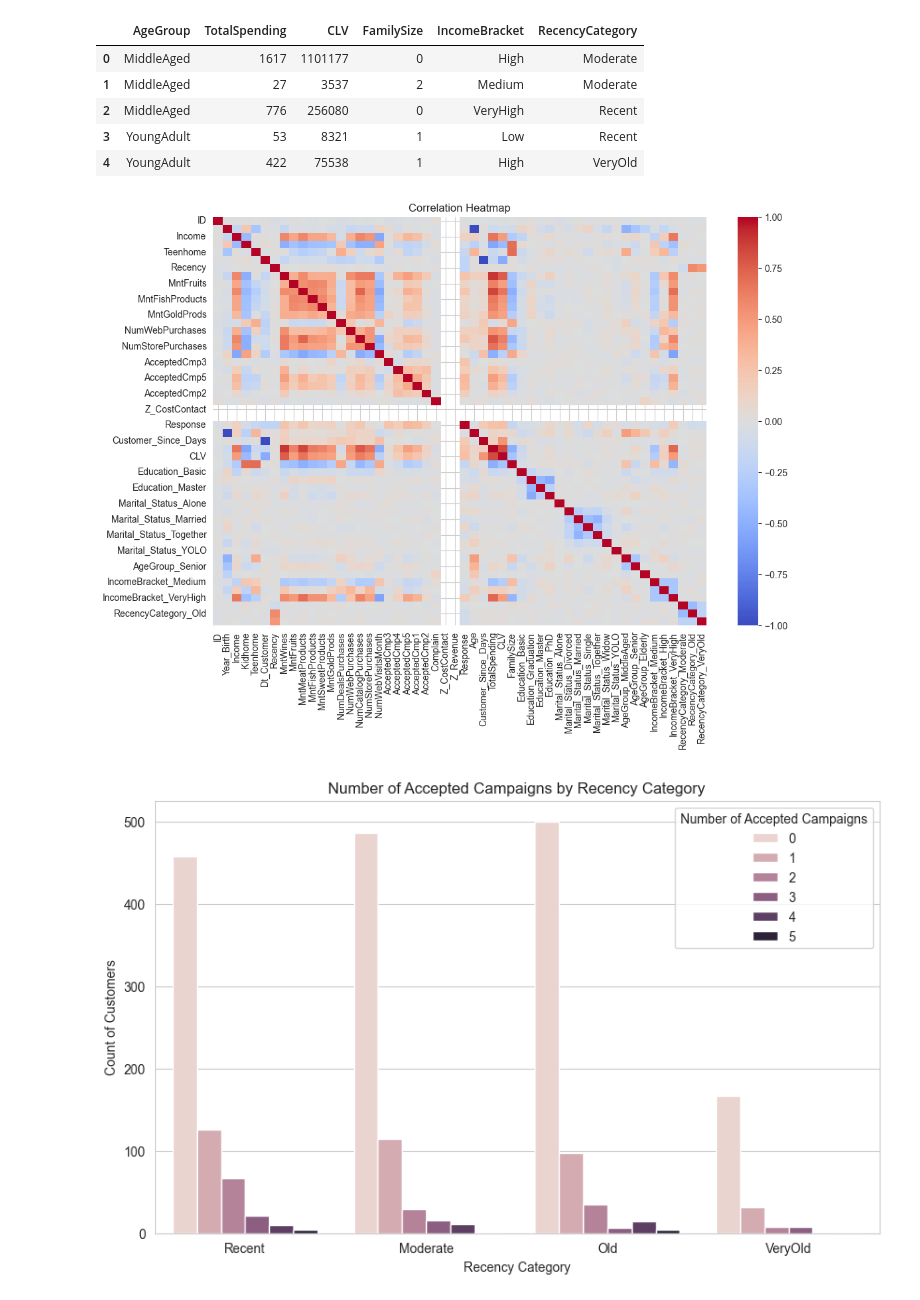
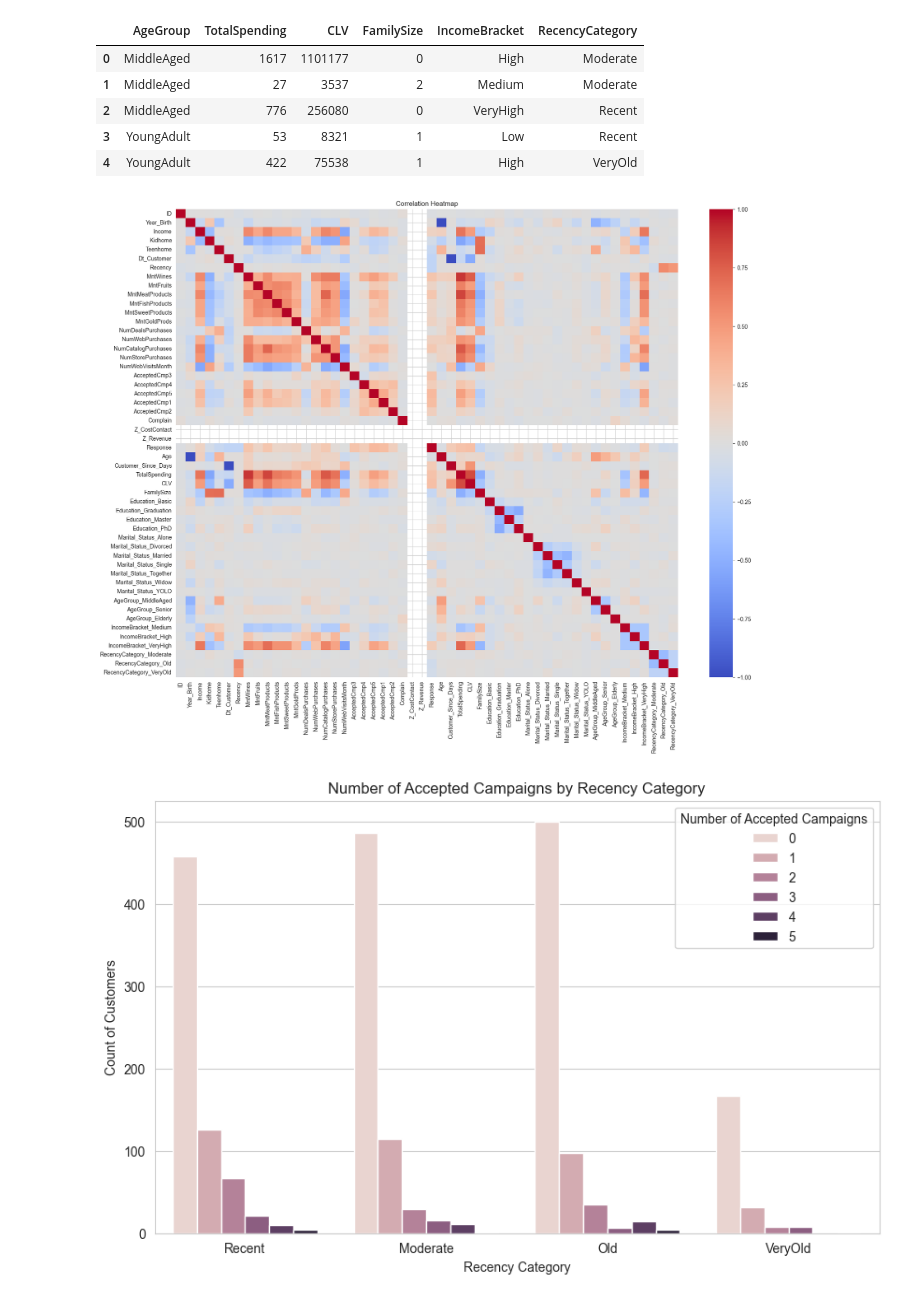
Before and after one commit to donikaSkenderbeut/BI-Assignment-3, a Jupyter notebook: BI2023_gr03_11929150_11925939_interim.ipynb, the cells around one changed output. Saved outputs shown, nothing was run; the diff lists cells and outputs as text; code cells hidden in the pictures.

```diff
--- a/BI2023_gr03_11929150_11925939_interim.ipynb
+++ b/BI2023_gr03_11929150_11925939_interim.ipynb
@@ -160,7 +160,7 @@ plt.show()
 # Creating the derived attributes
 
 # 1. Customer Age Group
-df['AgeGroup'] = pd.cut(df['Age'], bins=[18, 35, 65, 75, 125], labels=['YoungAdult', 'MiddleAged', 'Senior', 'Elderly'], right=True)
+df['AgeGroup'] = pd.cut(df['Age'], bins=[17, 35, 65, 75, 125], labels=['YoungAdult', 'MiddleAged', 'Senior', 'Elderly'], right=True)
 
 # 2. Total Spending
 df['TotalSpending'] = df[['MntWines', 'MntFruits', 'MntMeatProducts', 'MntFishProducts', 'MntSweetProducts', 'MntGoldProds']].sum(axis=1)
@@ -188,14 +188,14 @@ df[['AgeGroup', 'TotalSpending', 'CLV', 'FamilySize', 'IncomeBracket', 'RecencyC
 # %%
 # drop first true to avoid multicolinearity
 corr_df = pd.get_dummies(df, columns=['Education', 'Marital_Status', 'AgeGroup', 'IncomeBracket', 'RecencyCategory'], drop_first=True)
 corr_df = corr_df.drop(['AcceptedCampaigns'], axis=1)
 # Correlation heatmap
-plt.figure(figsize=(12, 8))
+plt.figure(figsize=(20, 15))
 sns.heatmap(corr_df.corr(), annot=False, cmap='coolwarm')
 plt.title("Correlation Heatmap")
 plt.show()
 # %% [output]
-[figure, old version]
+[figure, new version]
 # %%
 df['NumAcceptedCampaigns'] = df[['AcceptedCmp1', 'AcceptedCmp2', 'AcceptedCmp3', 'AcceptedCmp4', 'AcceptedCmp5', 'Response']].sum(axis=1)
 # %%
```
Also changed, not shown: parts of 29 cells of this notebook, 4 other files.
